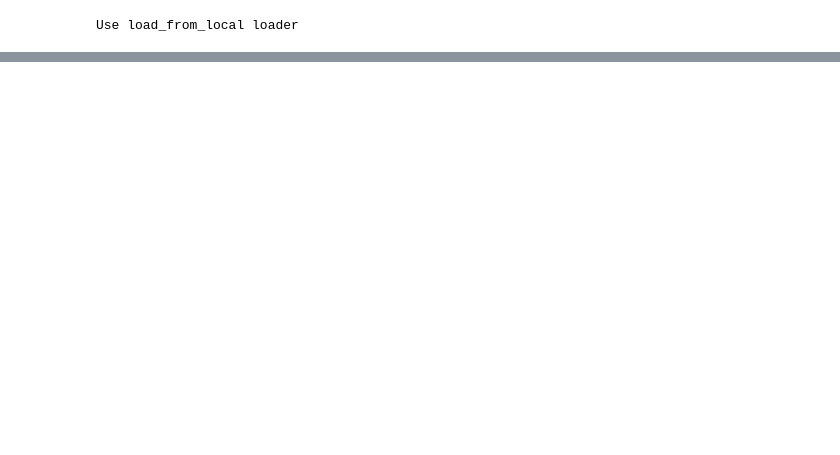
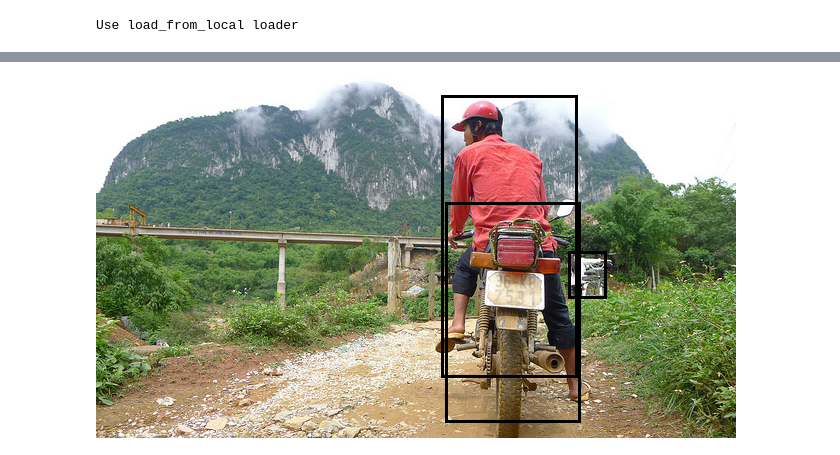
Before and after one commit to SamShowalter/mmdetection, a Jupyter notebook: demo/inference_demo.ipynb, the cells around one changed output, grey strips where cells are left out. Saved outputs shown, nothing was run; the diff lists cells and outputs as text; code cells hidden in the pictures; blank space fills up the shorter version.

```diff
--- a/demo/inference_demo.ipynb
+++ b/demo/inference_demo.ipynb
@@ -78,0 +142,14 @@ ValueError: all the input array dimensions for the concatenation axis must match
+# %%
+from copy import deepcopy
+d = deepcopy(data)
+data1 = ImageDraw.Draw(d)
+boxes = det_bboxes
+for i in range (boxes.shape[0]):
+    box = boxes[i]
+    # box[2] = box[0] + box[2]
+    # box[3] = box[1] + box[3]
+    # rectangle(box, fill=fill, outline=outline, width=width)
+    data1.rectangle(box, outline = "black", width = 3)
+d
+# %% [output]
+[figure, added]
```
Also changed, not shown: parts of 10 cells of this notebook, 4 other files.
